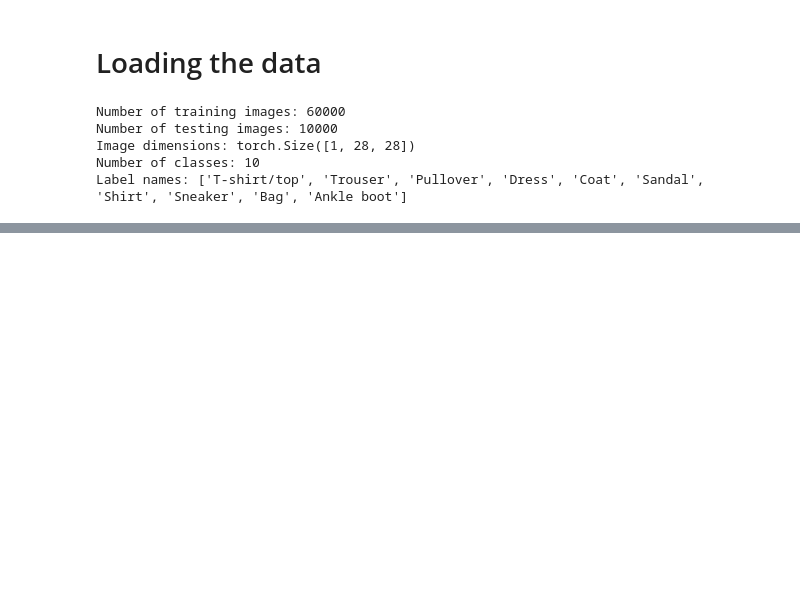
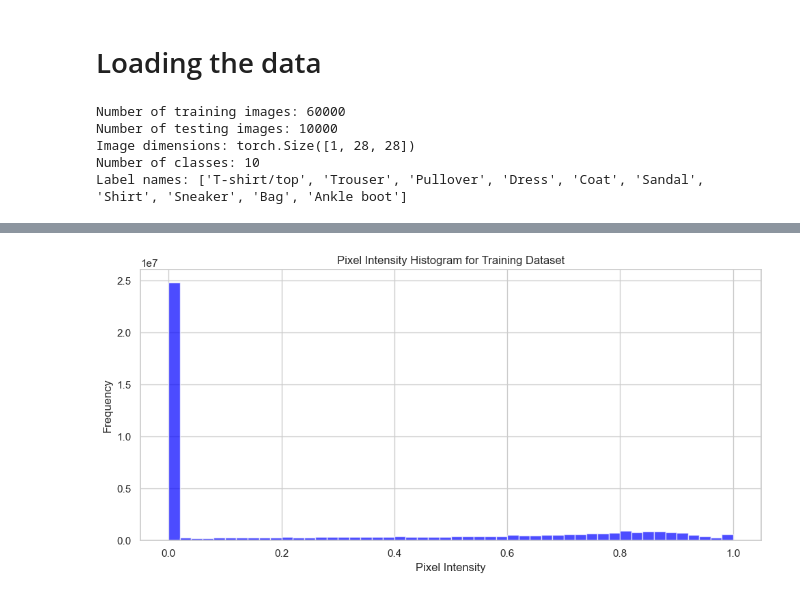
Before and after one commit to noah1-alt/E-Commerce-Clothing-Classifier, a Jupyter notebook: Technical Report.ipynb, the cells around one changed output, grey strips where cells are left out. Cells and saved outputs as stored; diff of their text form; code cells hidden in the pictures; blank space fills up the shorter version.

```diff
--- a/Technical Report.ipynb
+++ b/Technical Report.ipynb
@@ -56,0 +91,16 @@ torch.Size([1, 28, 28]) tensor(9)
+# %%
+# Flatten all images in the training dataset to calculate pixel intensities
+all_pixels = torch.cat([image.view(-1) for image, _ in cloths_train_data])
+
+# Plot the histogram of pixel intensities
+sns.set(style="whitegrid")
+plt.figure(figsize=(10, 5))
+plt.hist(all_pixels.numpy(), bins=50, color='blue', alpha=0.7)
+plt.xlabel('Pixel Intensity')
+plt.ylabel('Frequency')
+plt.title('Pixel Intensity Histogram for Training Dataset')
+plt.grid(True)
+plt.tight_layout()
+plt.show()
+# %% [output]
+[figure, added]
```
Also changed, not shown: parts of 7 cells of this notebook.
